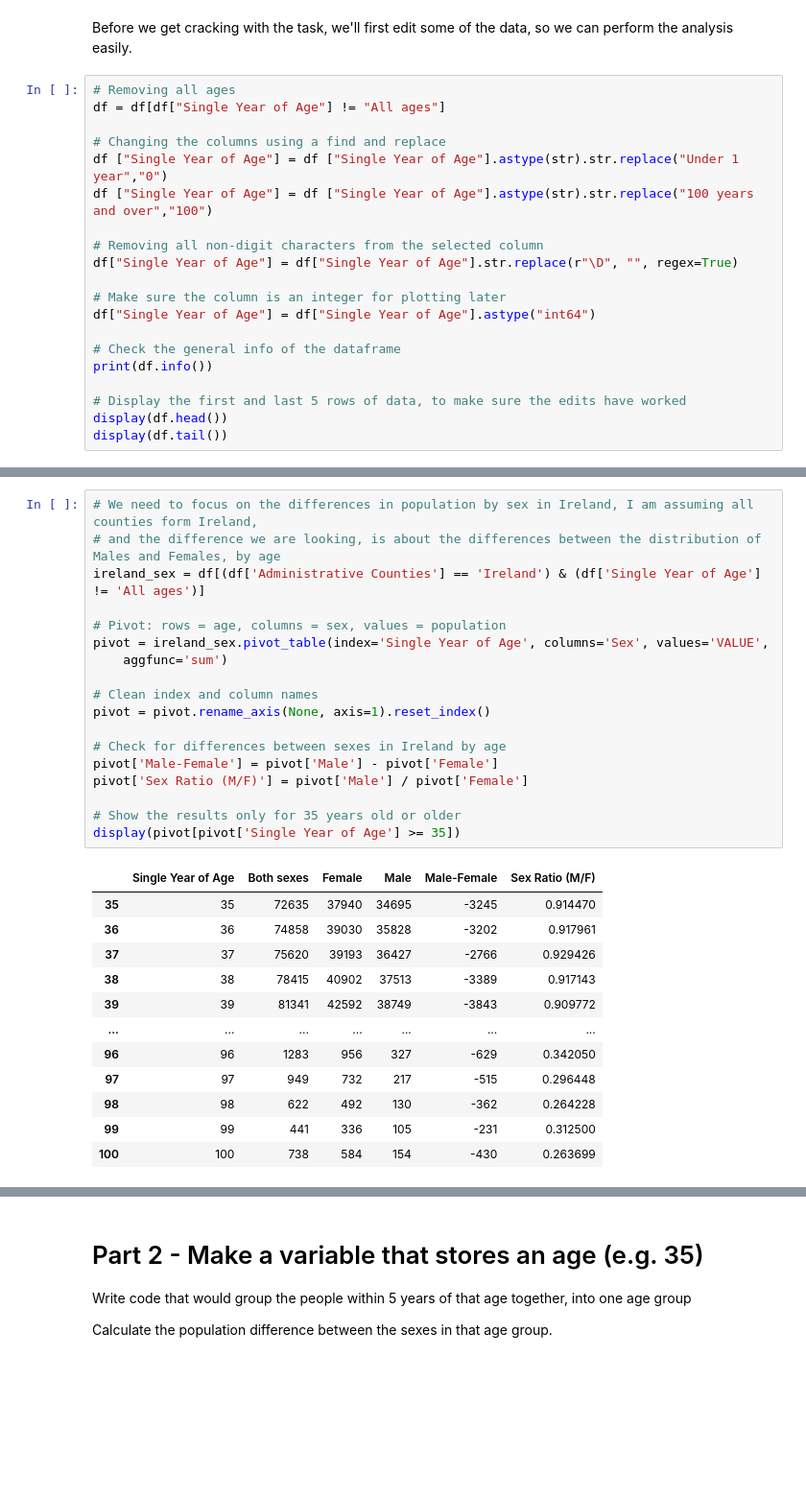
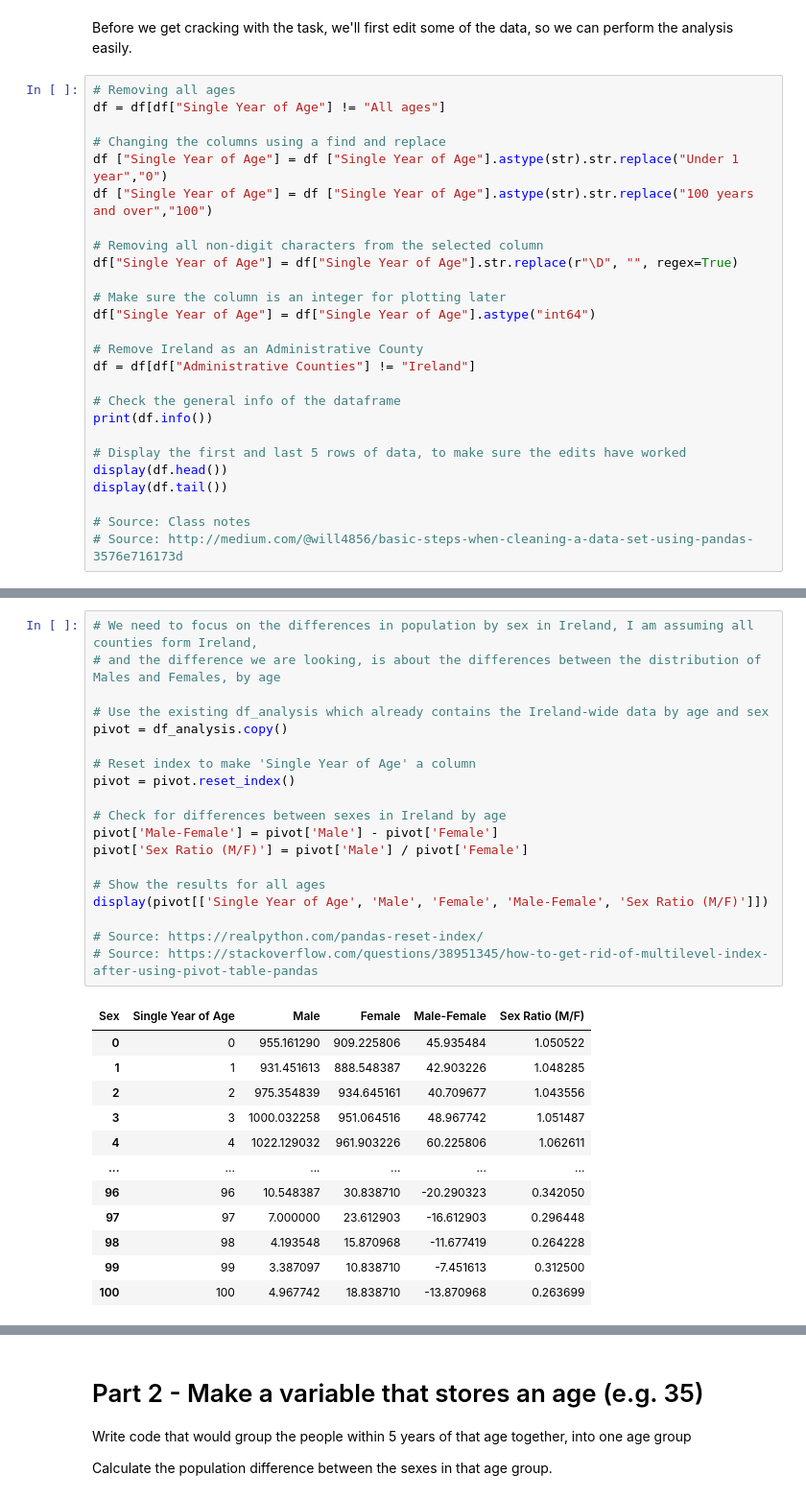
Before and after one commit to marianemcgrath/pfda, a Jupyter notebook: assignment/assignment05_population.ipynb, the cells around one changed output, grey strips where cells are left out. Shown: that part at 96% size. Saved outputs shown, nothing was run; the diff lists cells and outputs as text; blank space fills up the shorter version.

```diff
--- a/assignment/assignment05_population.ipynb
+++ b/assignment/assignment05_population.ipynb
@@ -44,11 +44,17 @@ df["Single Year of Age"] = df["Single Year of Age"].str.replace(r"\D", "", regex
 # Make sure the column is an integer for plotting later
 df["Single Year of Age"] = df["Single Year of Age"].astype("int64")
 
+# Remove Ireland as an Administrative County
+df = df[df["Administrative Counties"] != "Ireland"]
+
 # Check the general info of the dataframe
 print(df.info())
 
 # Display the first and last 5 rows of data, to make sure the edits have worked
 display(df.head())
 display(df.tail())
+
+# Source: Class notes
+# Source: http://medium.com/@will4856/basic-steps-when-cleaning-a-data-set-using-pandas-3576e716173d
 # %% [output]
 <class 'pandas.core.frame.DataFrame'>
@@ -117,31 +142,32 @@ dtype: float64
 # %%
 # We need to focus on the differences in population by sex in Ireland, I am assuming all counties form Ireland,
 # and the difference we are looking, is about the differences between the distribution of Males and Females, by age
-ireland_sex = df[(df['Administrative Counties'] == 'Ireland') & (df['Single Year of Age'] != 'All ages')]
 
-# Pivot: rows = age, columns = sex, values = population
-pivot = ireland_sex.pivot_table(index='Single Year of Age', columns='Sex', values='VALUE',
-    aggfunc='sum')
+# Use the existing df_analysis which already contains the Ireland-wide data by age and sex
+pivot = df_analysis.copy()
 
-# Clean index and column names
-pivot = pivot.rename_axis(None, axis=1).reset_index()
+# Reset index to make 'Single Year of Age' a column
+pivot = pivot.reset_index()
 
 # Check for differences between sexes in Ireland by age
 pivot['Male-Female'] = pivot['Male'] - pivot['Female']
 pivot['Sex Ratio (M/F)'] = pivot['Male'] / pivot['Female']
 
-# Show the results only for 35 years old or older
-display(pivot[pivot['Single Year of Age'] >= 35])
+# Show the results for all ages
+display(pivot[['Single Year of Age', 'Male', 'Female', 'Male-Female', 'Sex Ratio (M/F)']])
+
+# Source: https://realpython.com/pandas-reset-index/
+# Source: https://stackoverflow.com/questions/38951345/how-to-get-rid-of-multilevel-index-after-using-pivot-table-pandas
 # %% [output]
-|  | Single Year of Age | Both sexes | Female | Male | Male-Female | Sex Ratio (M/F) |
-| 35 | 35 | 72635 | 37940 | 34695 | -3245 | 0.914470 |
-| 36 | 36 | 74858 | 39030 | 35828 | -3202 | 0.917961 |
-| 37 | 37 | 75620 | 39193 | 36427 | -2766 | 0.929426 |
-| 38 | 38 | 78415 | 40902 | 37513 | -3389 | 0.917143 |
-| 39 | 39 | 81341 | 42592 | 38749 | -3843 | 0.909772 |
-| ... | ... | ... | ... | ... | ... | ... |
-| 96 | 96 | 1283 | 956 | 327 | -629 | 0.342050 |
-| 97 | 97 | 949 | 732 | 217 | -515 | 0.296448 |
-| 98 | 98 | 622 | 492 | 130 | -362 | 0.264228 |
-| 99 | 99 | 441 | 336 | 105 | -231 | 0.312500 |
-| 100 | 100 | 738 | 584 | 154 | -430 | 0.263699 |
+| Sex | Single Year of Age | Male | Female | Male-Female | Sex Ratio (M/F) |
+| 0 | 0 | 955.161290 | 909.225806 | 45.935484 | 1.050522 |
+| 1 | 1 | 931.451613 | 888.548387 | 42.903226 | 1.048285 |
+| 2 | 2 | 975.354839 | 934.645161 | 40.709677 | 1.043556 |
+| 3 | 3 | 1000.032258 | 951.064516 | 48.967742 | 1.051487 |
+| 4 | 4 | 1022.129032 | 961.903226 | 60.225806 | 1.062611 |
+| ... | ... | ... | ... | ... | ... |
+| 96 | 96 | 10.548387 | 30.838710 | -20.290323 | 0.342050 |
+| 97 | 97 | 7.000000 | 23.612903 | -16.612903 | 0.296448 |
+| 98 | 98 | 4.193548 | 15.870968 | -11.677419 | 0.264228 |
+| 99 | 99 | 3.387097 | 10.838710 | -7.451613 | 0.312500 |
+| 100 | 100 | 4.967742 | 18.838710 | -13.870968 | 0.263699 |
```
Also changed, not shown: parts of 13 cells of this notebook, 1 other file.
